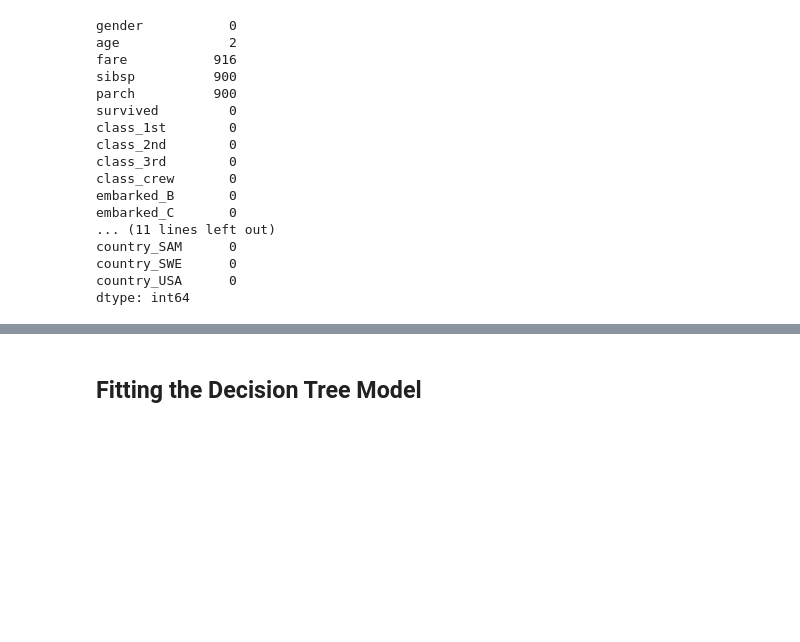
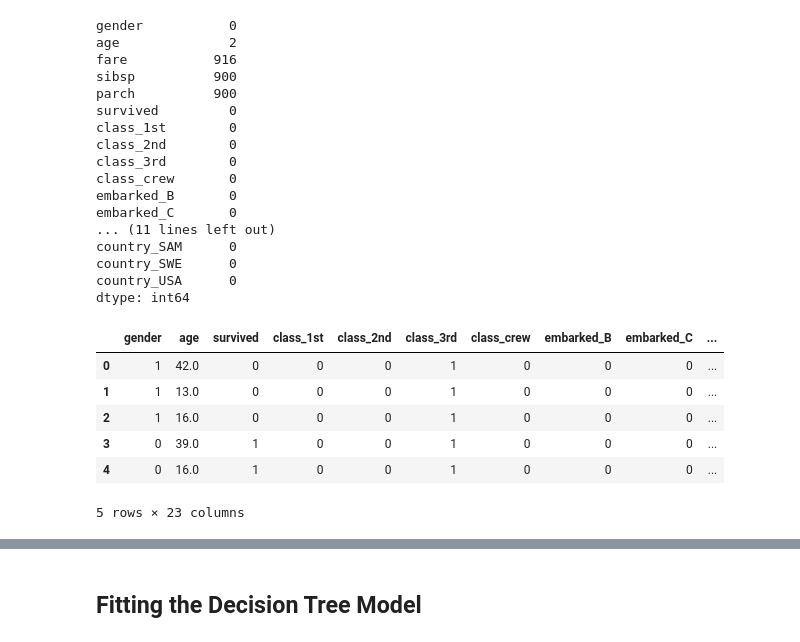
Before and after one commit to PGrickswim/Titanic-Dashboard, a Jupyter notebook: Notebooks/Titanic-decision-tree.ipynb, the cells around one changed output, grey strips where cells are left out. Cells and saved outputs as stored; diff of their text form; code cells hidden in the pictures; blank space fills up the shorter version.

```diff
--- a/Notebooks/Titanic-decision-tree.ipynb
+++ b/Notebooks/Titanic-decision-tree.ipynb
@@ -196,6 +197,18 @@ country_SAM      0
 country_SWE      0
 country_USA      0
 dtype: int64
+# %%
+# Drop columns with many null values; we won't be using these in our model.
+df_t.drop(columns = ["fare", "sibsp", "parch"], inplace=True)
+df_t.head()
+# %% [output]
+|  | gender | age | survived | class_1st | class_2nd | class_3rd | class_crew | embarked_B | embarked_C | ... |
+| 0 | 1 | 42.0 | 0 | 0 | 0 | 1 | 0 | 0 | 0 | ... |
+| 1 | 1 | 13.0 | 0 | 0 | 0 | 1 | 0 | 0 | 0 | ... |
+| 2 | 1 | 16.0 | 0 | 0 | 0 | 1 | 0 | 0 | 0 | ... |
+| 3 | 0 | 39.0 | 1 | 0 | 0 | 1 | 0 | 0 | 0 | ... |
+| 4 | 0 | 16.0 | 1 | 0 | 0 | 1 | 0 | 0 | 0 | ... |
+5 rows × 23 columns
 # %%
 # Drop null values
 df_t.dropna(inplace= True)
```
Also changed, not shown: parts of 5 cells of this notebook, 1 other file.
